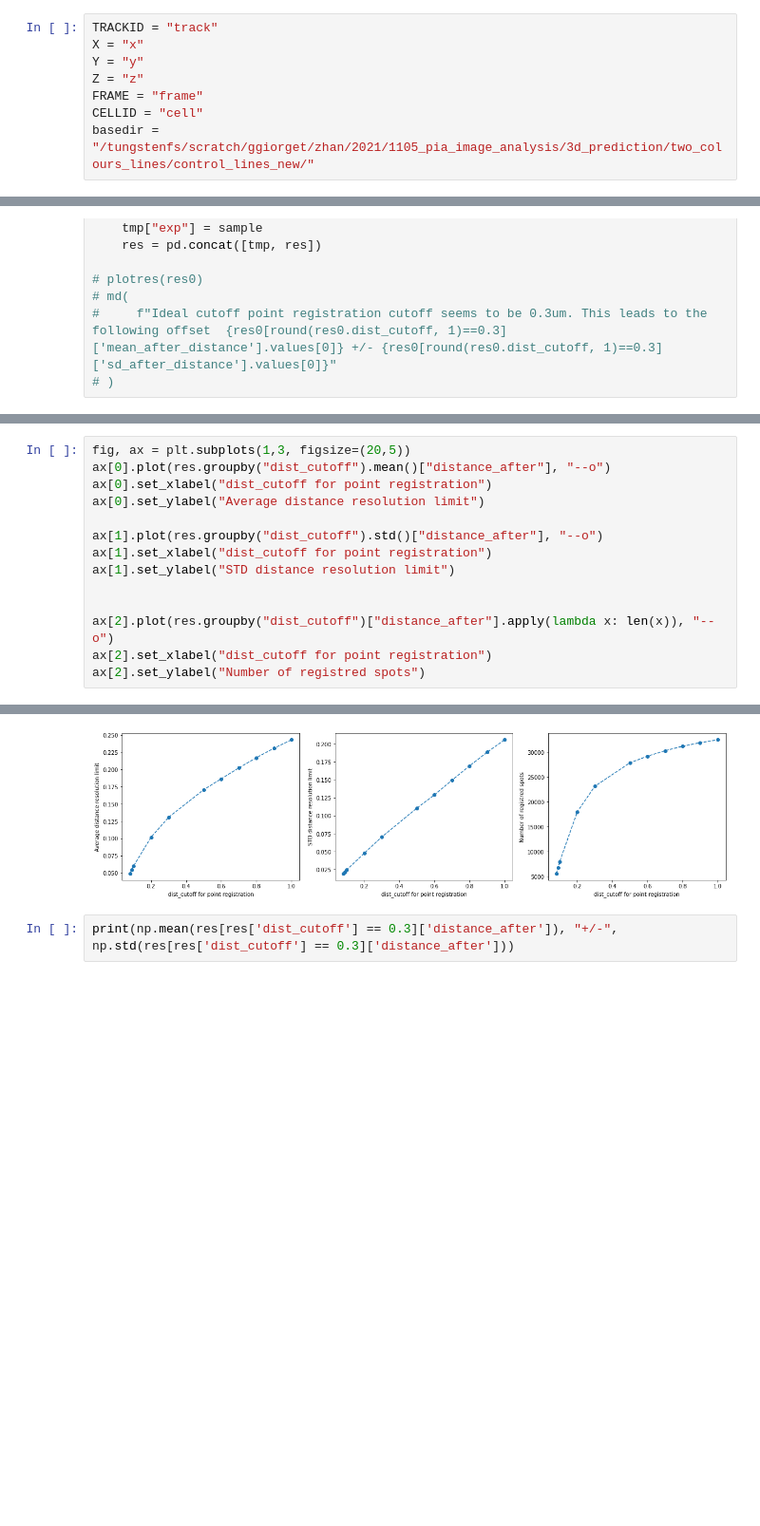
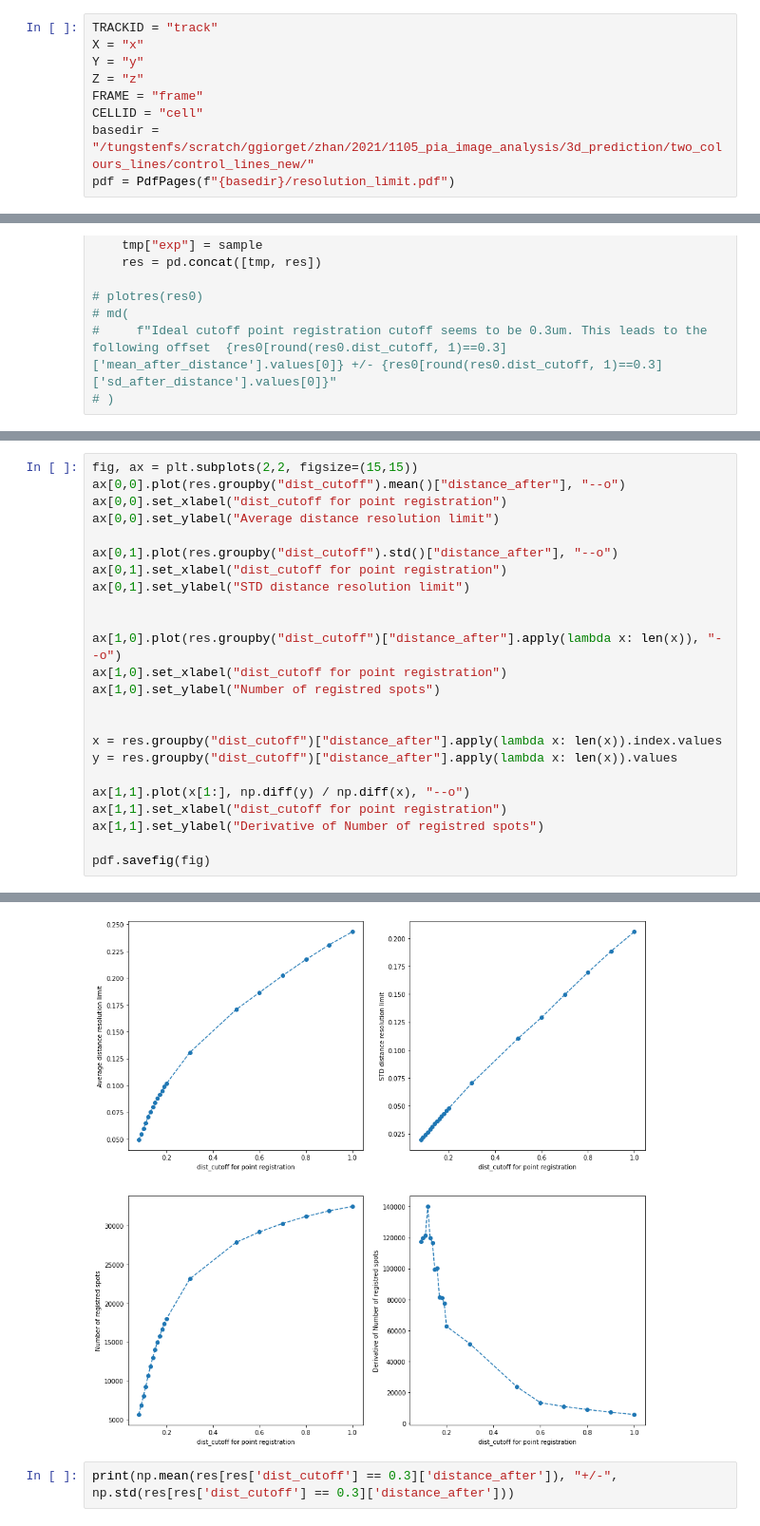
Before and after one commit to zhanyinx/SPT_analysis, a Jupyter notebook: notebooks/211215_Error_analysis_two_colors_imaging.ipynb, the cells around one changed output, grey strips where cells are left out. Shown at 95% size. Drawn from its saved outputs; the diff is of its cells as text; blank space fills up the shorter version.

```diff
--- a/notebooks/211215_Error_analysis_two_colors_imaging.ipynb
+++ b/notebooks/211215_Error_analysis_two_colors_imaging.ipynb
@@ -203,6 +229,7 @@ Z = "z"
 FRAME = "frame"
 CELLID = "cell"
 basedir = "/tungstenfs/scratch/ggiorget/zhan/2021/1105_pia_image_analysis/3d_prediction/two_colours_lines/control_lines_new/"
+pdf = PdfPages(f"{basedir}/resolution_limit.pdf")
 # %%
 res = pd.DataFrame()
 outdir = f"{basedir}/"
@@ -228,15 +257,25 @@ for sample in glob.glob(f"{basedir}/*/"):
 # %%
-fig, ax = plt.subplots(1,3, figsize=(20,5))
-ax[0].plot(res.groupby("dist_cutoff").mean()["distance_after"], "--o")
-ax[0].set_xlabel("dist_cutoff for point registration")
-ax[0].set_ylabel("Average distance resolution limit")
+fig, ax = plt.subplots(2,2, figsize=(15,15))
+ax[0,0].plot(res.groupby("dist_cutoff").mean()["distance_after"], "--o")
+ax[0,0].set_xlabel("dist_cutoff for point registration")
+ax[0,0].set_ylabel("Average distance resolution limit")
 
-ax[1].plot(res.groupby("dist_cutoff").std()["distance_after"], "--o")
-ax[1].set_xlabel("dist_cutoff for point registration")
-ax[1].set_ylabel("STD distance resolution limit")
+ax[0,1].plot(res.groupby("dist_cutoff").std()["distance_after"], "--o")
+ax[0,1].set_xlabel("dist_cutoff for point registration")
+ax[0,1].set_ylabel("STD distance resolution limit")
 
 
-ax[2].plot(res.groupby("dist_cutoff")["distance_after"].apply(lambda x: len(x)), "--o")
-ax[2].set_xlabel("dist_cutoff for point registration")
-ax[2].set_ylabel("Number of registred spots")
+ax[1,0].plot(res.groupby("dist_cutoff")["distance_after"].apply(lambda x: len(x)), "--o")
+ax[1,0].set_xlabel("dist_cutoff for point registration")
+ax[1,0].set_ylabel("Number of registred spots")
+
+
+x = res.groupby("dist_cutoff")["distance_after"].apply(lambda x: len(x)).index.values
+y = res.groupby("dist_cutoff")["distance_after"].apply(lambda x: len(x)).values
+
+ax[1,1].plot(x[1:], np.diff(y) / np.diff(x), "--o")
+ax[1,1].set_xlabel("dist_cutoff for point registration")
+ax[1,1].set_ylabel("Derivative of Number of registred spots")
+
+pdf.savefig(fig)
 # %% [output]
@@ -244,4 +282,4 @@ Text(0, 0.5, 'Number of registred spots')
-[figure, old version]
+[figure, new version]
 # %%
 print(np.mean(res[res['dist_cutoff'] == 0.3]['distance_after']), "+/-", np.std(res[res['dist_cutoff'] == 0.3]['distance_after']))
 # %% [output]
```
Also changed, not shown: parts of 6 cells of this notebook, 4 other files.
